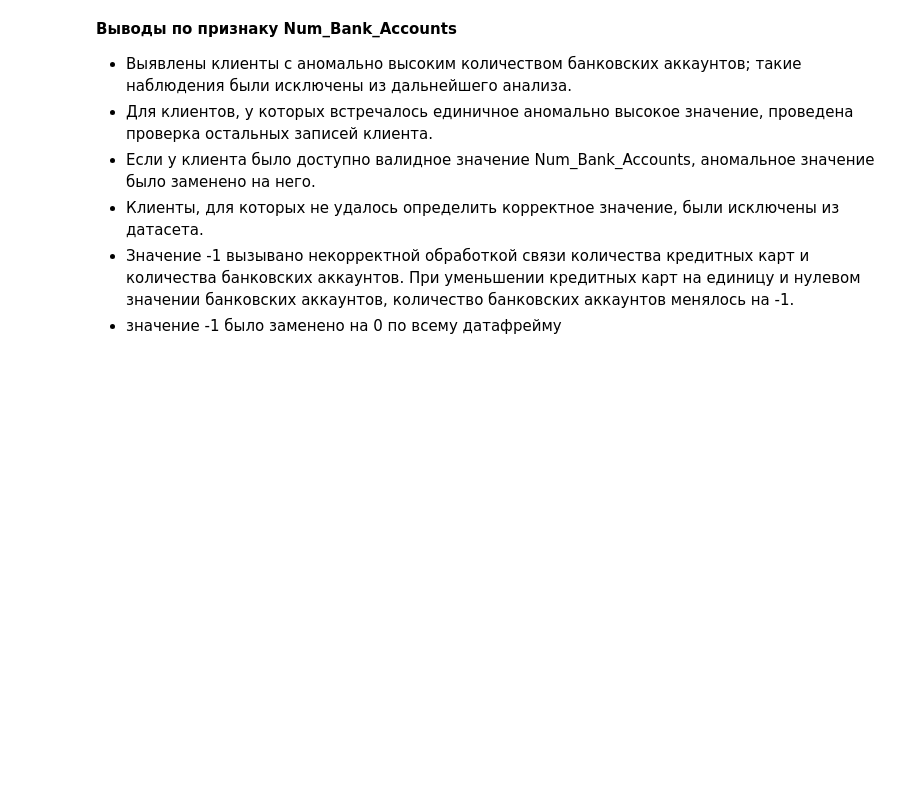
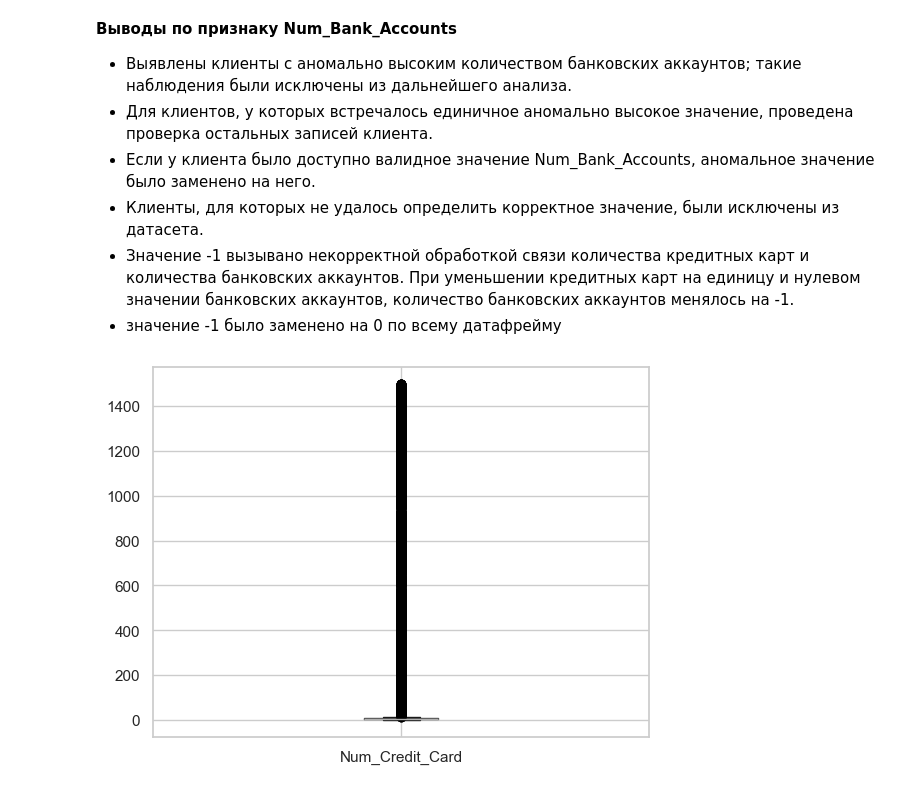
Before and after one commit to Lotra2005/Data-analysis-projects, a Jupyter notebook: Credit scoring EDA/notebooks/Credit score.ipynb, the cells around one changed output. Cells and saved outputs as stored; diff of their text form; code cells hidden in the pictures; blank space fills up the shorter version.

```diff
--- a/Credit scoring EDA/notebooks/Credit score.ipynb
+++ b/Credit scoring EDA/notebooks/Credit score.ipynb
@@ -1140,3 +1133,8 @@ Name: Num_Bank_Accounts, dtype: float64
 - Клиенты, для которых не удалось определить корректное значение, были исключены из датасета.
 - Значение -1 вызывано некорректной обработкой связи количества кредитных карт и количества банковских аккаунтов. При уменьшении кредитных карт на единицу и нулевом значении банковских аккаунтов, количество банковских аккаунтов менялось на -1.
 - значение -1 было заменено на 0 по всему датафрейму
+# %%
+credit_df[['Num_Credit_Card']].boxplot()
+plt.show()
+# %% [output]
+[figure, added]
```
Also changed, not shown: parts of 18 cells of this notebook.
